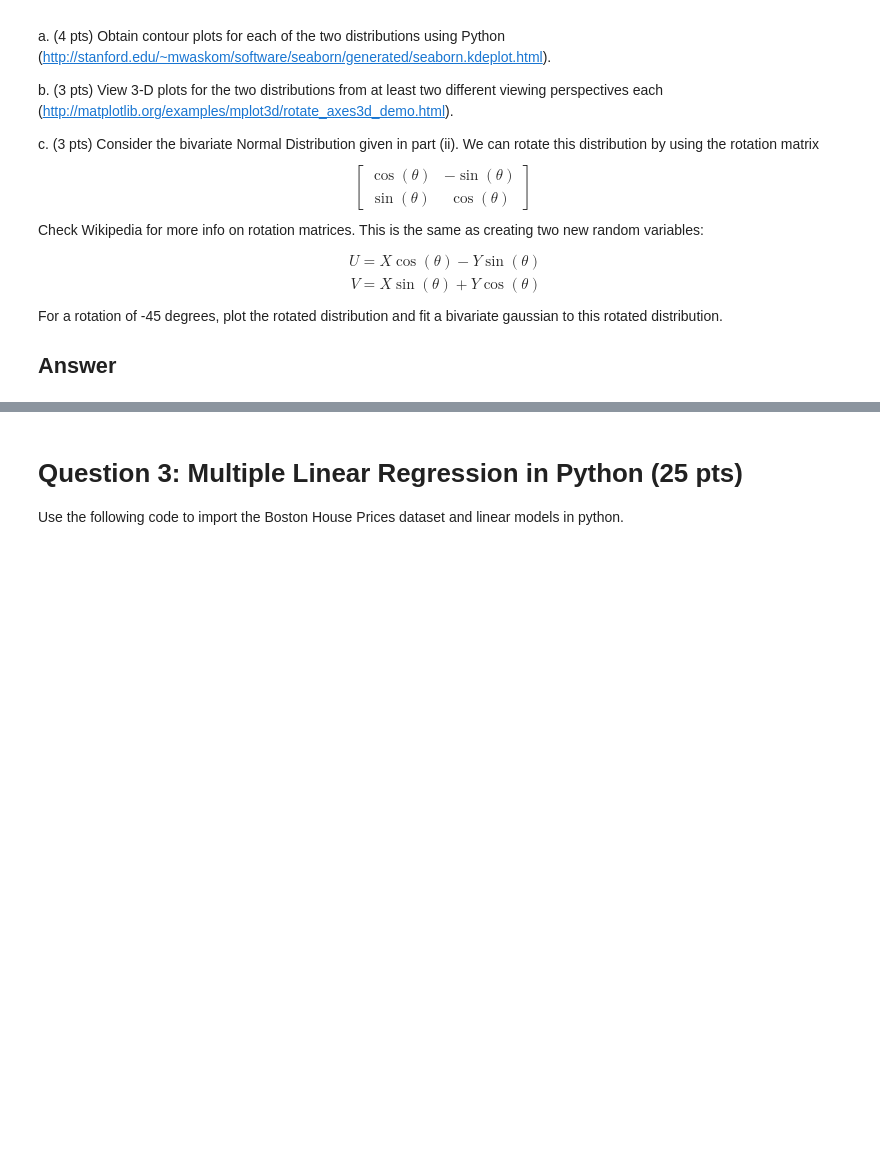
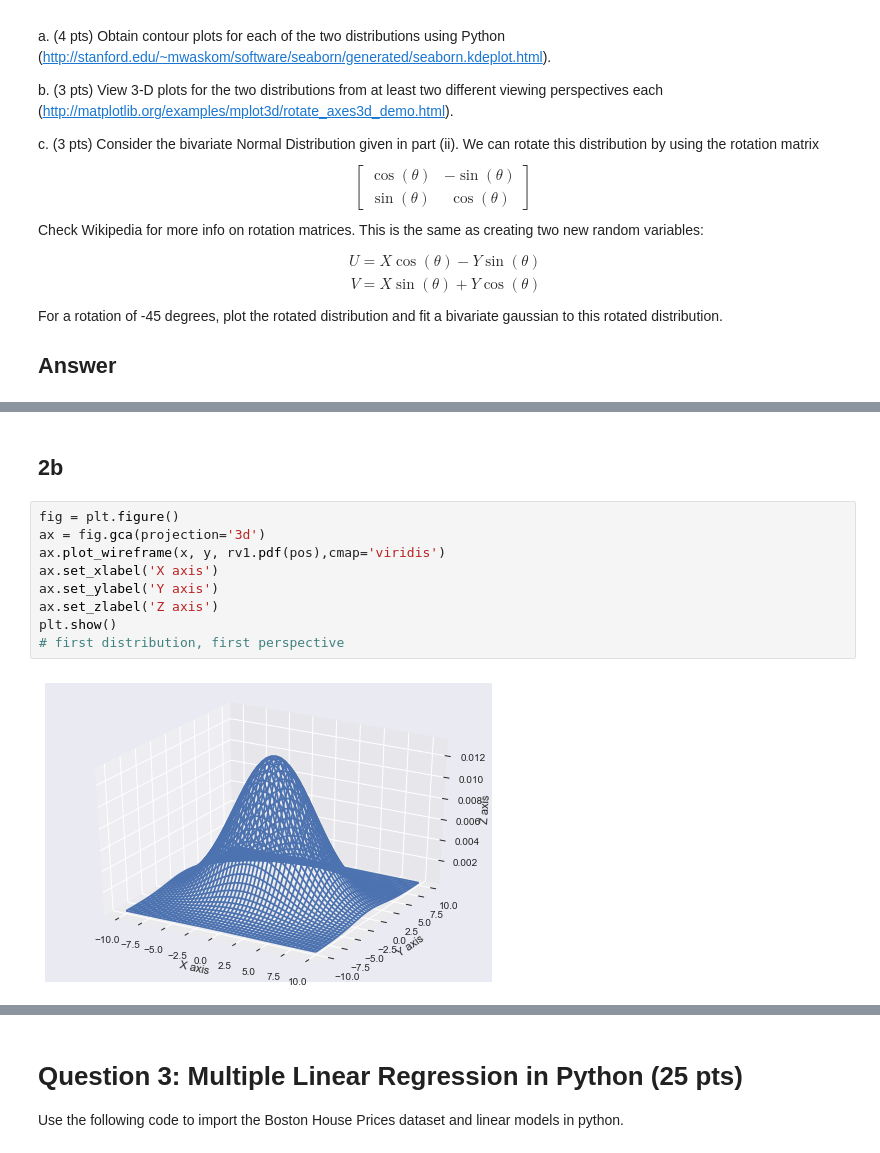
Before and after one commit to ericxl/EE461P, a Jupyter notebook: hw1/HW1.ipynb, the cells around one changed output, grey strips where cells are left out. Saved outputs shown, nothing was run; the diff lists cells and outputs as text; blank space fills up the shorter version.

```diff
--- a/hw1/HW1.ipynb
+++ b/hw1/HW1.ipynb
@@ -56,0 +110,13 @@ For a rotation of -45 degrees, plot the rotated distribution and fit a bivariate
+# %% [markdown]
+## 2b
+# %%
+fig = plt.figure()
+ax = fig.gca(projection='3d')
+ax.plot_wireframe(x, y, rv1.pdf(pos),cmap='viridis')
+ax.set_xlabel('X axis')
+ax.set_ylabel('Y axis')
+ax.set_zlabel('Z axis')
+plt.show()
+# first distribution, first perspective
+# %% [output]
+[figure, added]
```
Also changed, not shown: parts of 27 cells of this notebook, 2 other files.
